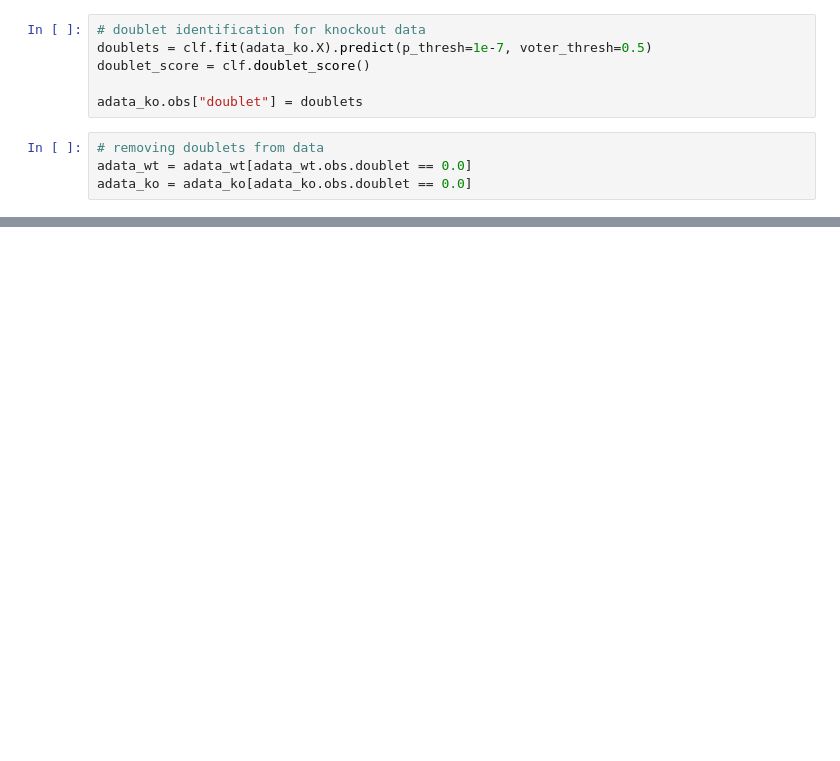
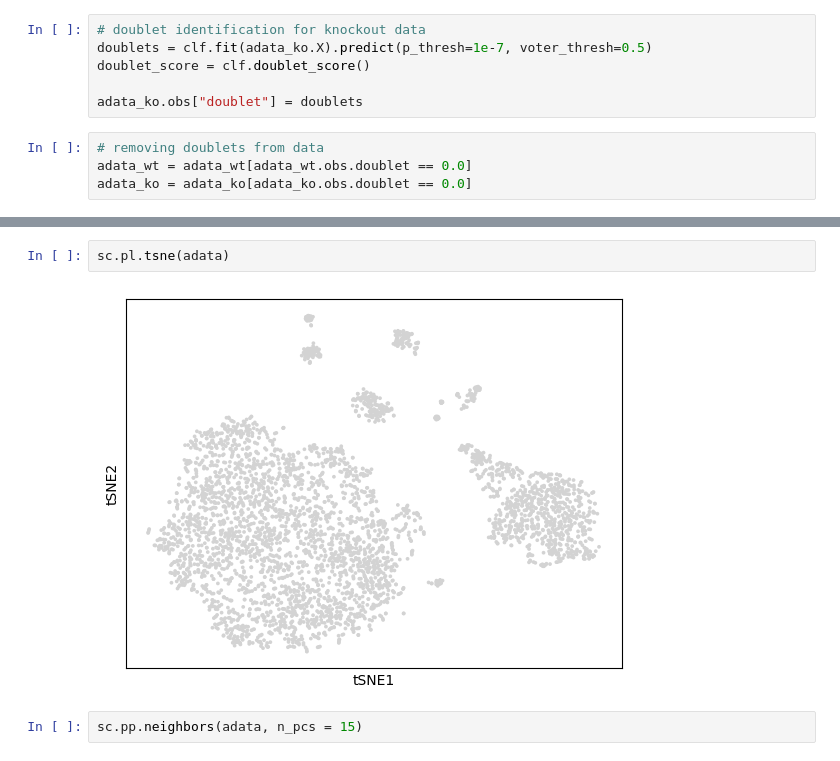
Before and after one commit to so0nho/GSE_176204, a Jupyter notebook: pan_et_al.ipynb, the cells around one changed output, grey strips where cells are left out. Saved outputs shown, nothing was run; the diff lists cells and outputs as text; blank space fills up the shorter version.

```diff
--- a/pan_et_al.ipynb
+++ b/pan_et_al.ipynb
@@ -68,0 +137,6 @@ AnnData object with n_obs × n_vars = 4520 × 31053
+# %%
+sc.pl.tsne(adata)
+# %% [output]
+[figure, added]
+# %%
+sc.pp.neighbors(adata, n_pcs = 15)
```
Also changed, not shown: parts of 26 cells of this notebook.
